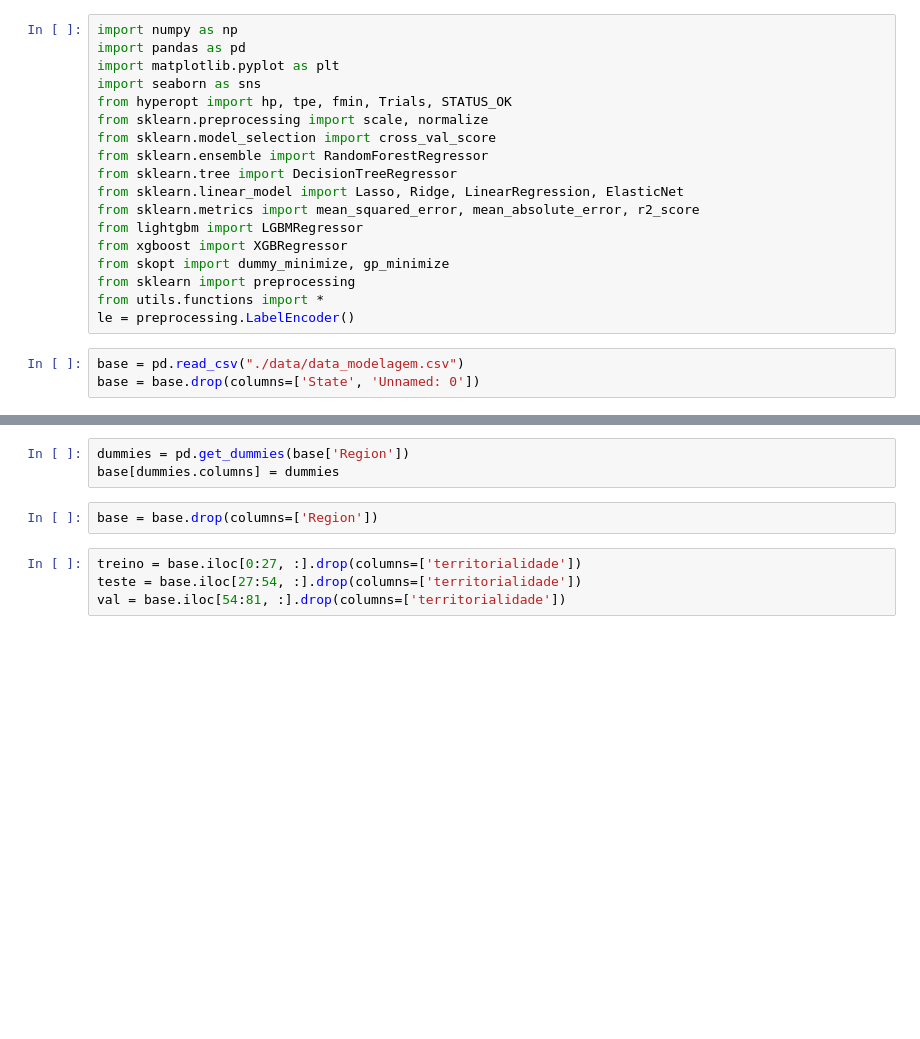
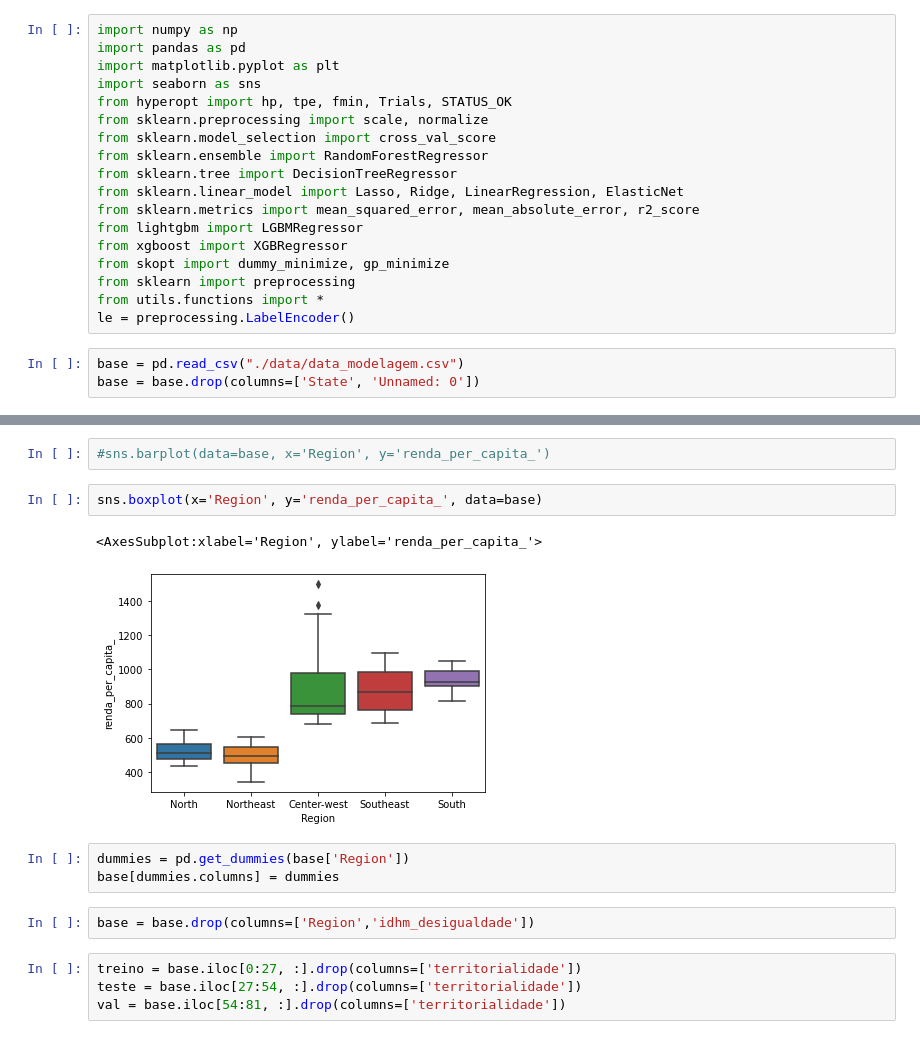
Before and after one commit to VitorBSP/GDP_StatesBR, a Jupyter notebook: modelagem.ipynb, the cells around one changed output, grey strips where cells are left out. Saved outputs shown, nothing was run; the diff lists cells and outputs as text; blank space fills up the shorter version.

```diff
--- a/modelagem.ipynb
+++ b/modelagem.ipynb
@@ -25,8 +28,15 @@ sns.heatmap(base.corr(), annot=True,cmap='RdYlBu')
+# %%
+#sns.barplot(data=base, x='Region', y='renda_per_capita_')
+# %%
+sns.boxplot(x='Region', y='renda_per_capita_', data=base)
+# %% [output]
+<AxesSubplot:xlabel='Region', ylabel='renda_per_capita_'>
+[figure, added]
 # %%
 dummies = pd.get_dummies(base['Region'])
 base[dummies.columns] = dummies
 # %%
-base = base.drop(columns=['Region'])
+base = base.drop(columns=['Region','idhm_desigualdade'])
 # %%
 treino = base.iloc[0:27, :].drop(columns=['territorialidade'])
 teste = base.iloc[27:54, :].drop(columns=['territorialidade'])
```
Also changed, not shown: parts of 11 cells of this notebook.
